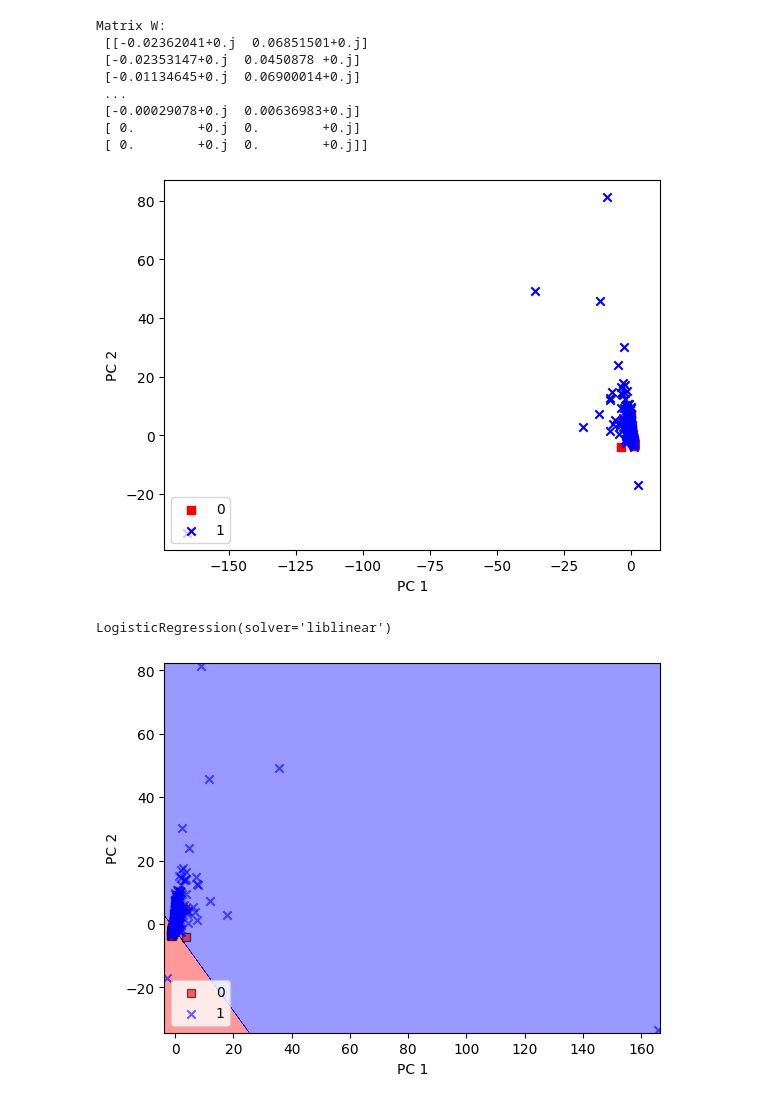
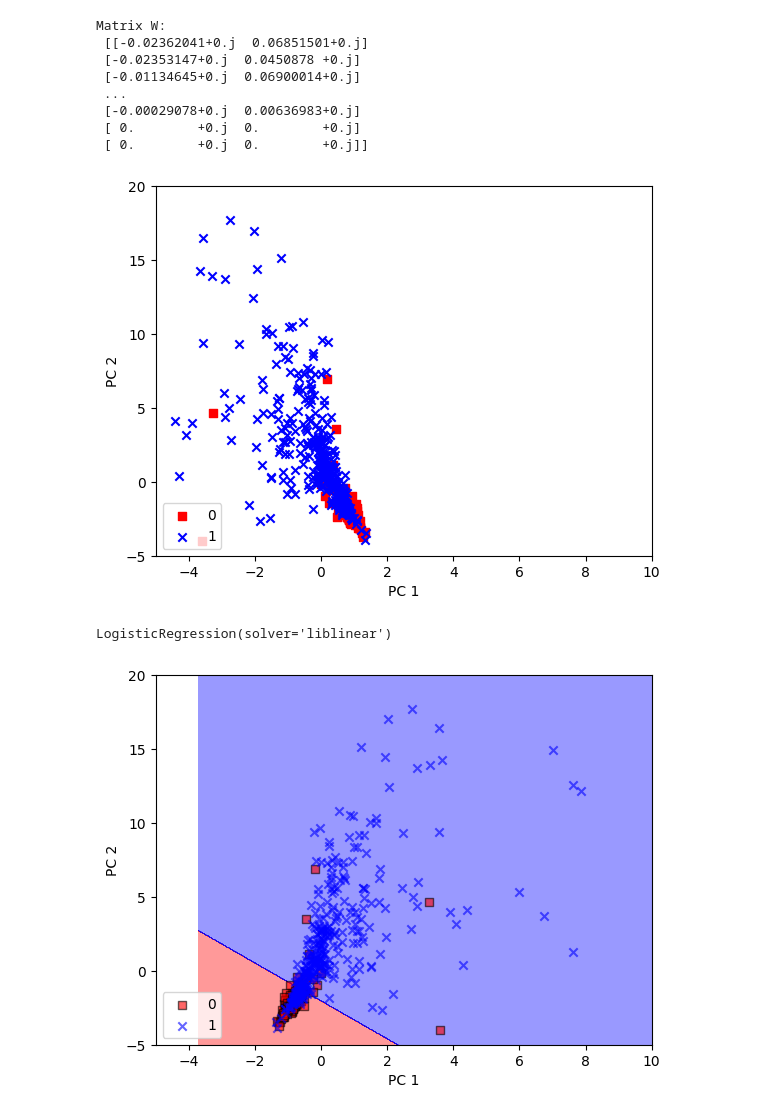
Before and after one commit to aharnishp/InsightScan-ML, a Jupyter notebook: Code/models/PCA-3.ipynb, the cells around one changed output. Saved outputs shown, nothing was run; the diff lists cells and outputs as text; code cells hidden in the pictures.

```diff
--- a/Code/models/PCA-3.ipynb
+++ b/Code/models/PCA-3.ipynb
@@ -1,7 +1,7 @@
 # %%
 import pandas as pd
 
-df = pd.read_csv('../data/onehot.csv')
+df = pd.read_csv('../../Dataset/onehot.csv')
 df.drop('Name', axis=1, inplace=True)
 # df = df.sample(frac=1).reset_index(drop=True)
 print(df.shape)
@@ -76,18 +76,24 @@ Matrix W:
 #Input Training dataset for PCA
 X_train_pca = X_train_std.dot(w)
 # %%
-colors = ['r', 'b', 'g']
-markers = ['s', 'x', 'o']
+colors = ['r', 'b']
+markers = ['s', 'x']
+
+# plot with range of y axis from -20 to 20
+plt.ylim(-5, 20)
+plt.xlim(-5, 10)
+
 for l, c, m in zip(np.unique(y_train), colors, markers):
     plt.scatter(X_train_pca[y_train==l, 0],
                 X_train_pca[y_train==l, 1],
                 c=c, label=l, marker=m)
+
 plt.xlabel('PC 1')
 plt.ylabel('PC 2')
 plt.legend(loc='lower left')
 plt.show()
 # %% [output]
-[figure, old version]
+[figure, new version]
 # %%
 # lr for classification:
 from sklearn.linear_model import LogisticRegression
@@ -113,31 +119,34 @@ def plot_decision_regions(X, y, classifier, resolution=0.02):
     cmap = ListedColormap(colors[:len(np.unique(y))])
 
     # plot the decision surface
     x1_min, x1_max = X[:, 0].min() - 1, X[:, 0].max() + 1
     x2_min, x2_max = X[:, 1].min() - 1, X[:, 1].max() + 1
     xx1, xx2 = np.meshgrid(np.arange(x1_min, x1_max, resolution),
                            np.arange(x2_min, x2_max, resolution))
     Z = classifier.predict(np.array([xx1.ravel(), xx2.ravel()]).T)
     Z = Z.reshape(xx1.shape)
     plt.contourf(xx1, xx2, Z, alpha=0.4, cmap=cmap)
     plt.xlim(xx1.min(), xx1.max())
     plt.ylim(xx2.min(), xx2.max())
 
     # plot class samples
     for idx, cl in enumerate(np.unique(y)):
         plt.scatter(x=X[y == cl, 0],
                     y=X[y == cl, 1],
                     alpha=0.6,
                     c=[cmap(idx)],
                     edgecolor='black',
                     marker=markers[idx],
                     label=cl)# plot decision regions for training set
 
+# plot with range of y axis from -20 to 20
 
 plot_decision_regions(X_train_pca, y_train, classifier=lr)
+plt.ylim(-5, 20)
+plt.xlim(-5, 10)
 plt.xlabel('PC 1')
 plt.ylabel('PC 2')
 plt.legend(loc='lower left')
 plt.show()
 # %% [output]
-[figure, old version]
+[figure, new version]
```
Also changed, not shown: 6 other files.
